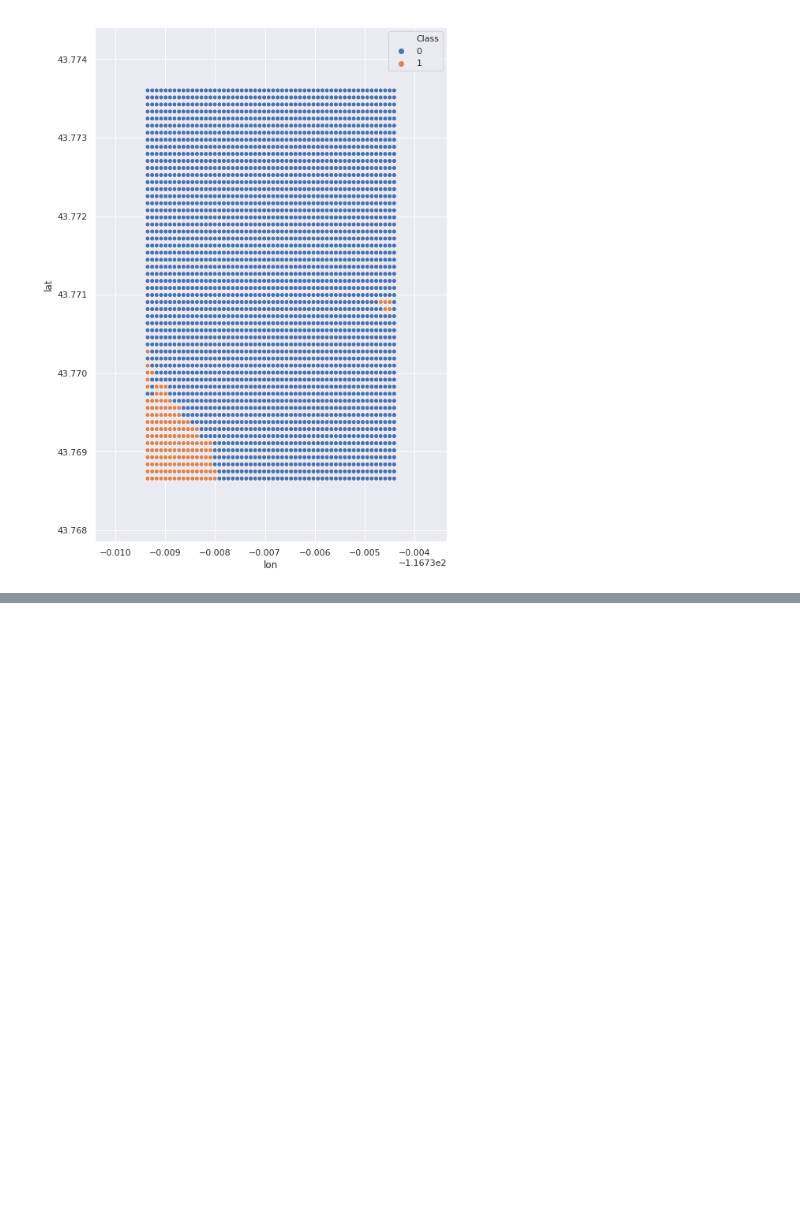
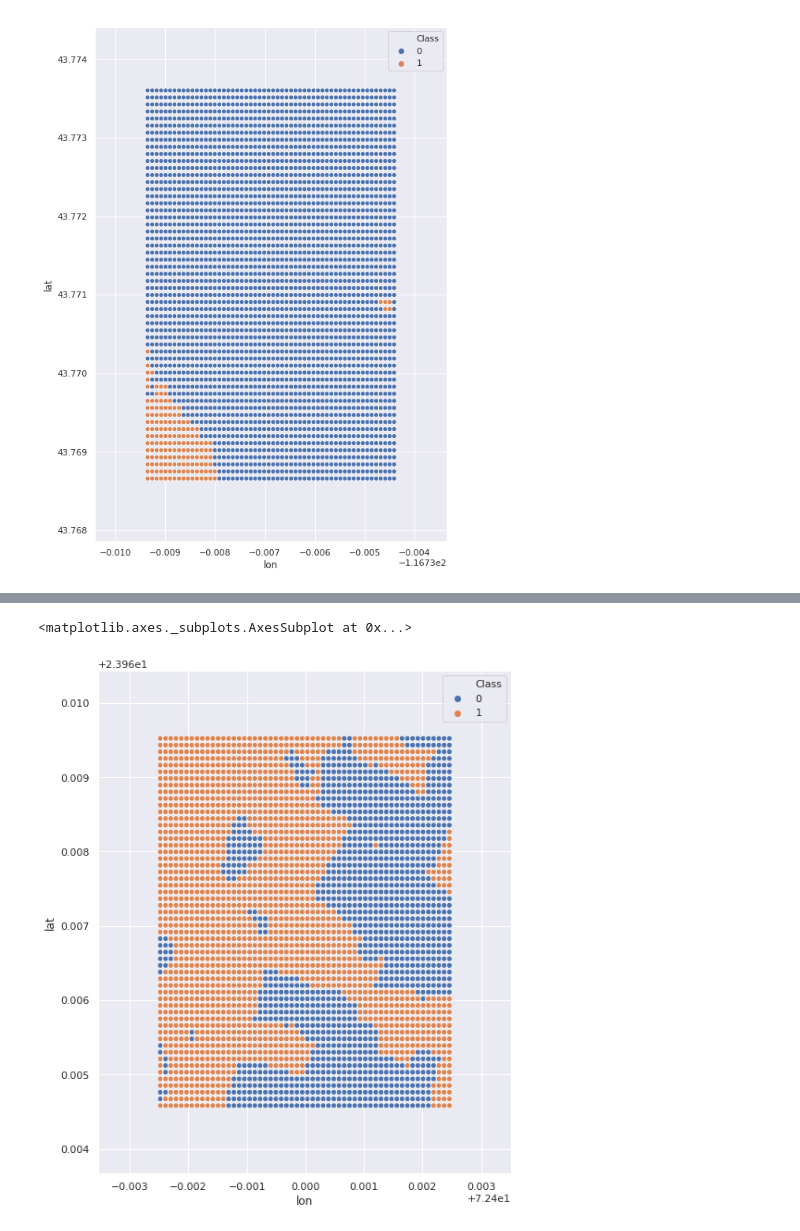
Before and after one commit to sonalthakkarBerkeley/MIDS_Capstone_Summer2020, a Jupyter notebook: GEE_SatelliteImagery_Unsupervised.ipynb, the cells around one changed output, grey strips where cells are left out. Drawn from its saved outputs; the diff is of its cells as text; code cells hidden in the pictures; blank space fills up the shorter version.

```diff
--- a/GEE_SatelliteImagery_Unsupervised.ipynb
+++ b/GEE_SatelliteImagery_Unsupervised.ipynb
@@ -222,0 +235,8 @@ sns.scatterplot(data=ID_df2, x='lon', y='lat', hue='Class')
+# %%
+ID_prediction = pd.Series(ID_label, name="Class")
+ID_df2 = ID_df.merge(ID_prediction.to_frame(), left_index=True, right_index=True)
+sns.set(rc={'figure.figsize':(8,10)})
+sns.scatterplot(data=ID_df2, x='lon', y='lat', hue='Class')
+# %% [output]
+<matplotlib.axes._subplots.AxesSubplot at 0x...>
+[figure, added]
```
Also changed, not shown: parts of 9 cells of this notebook.
